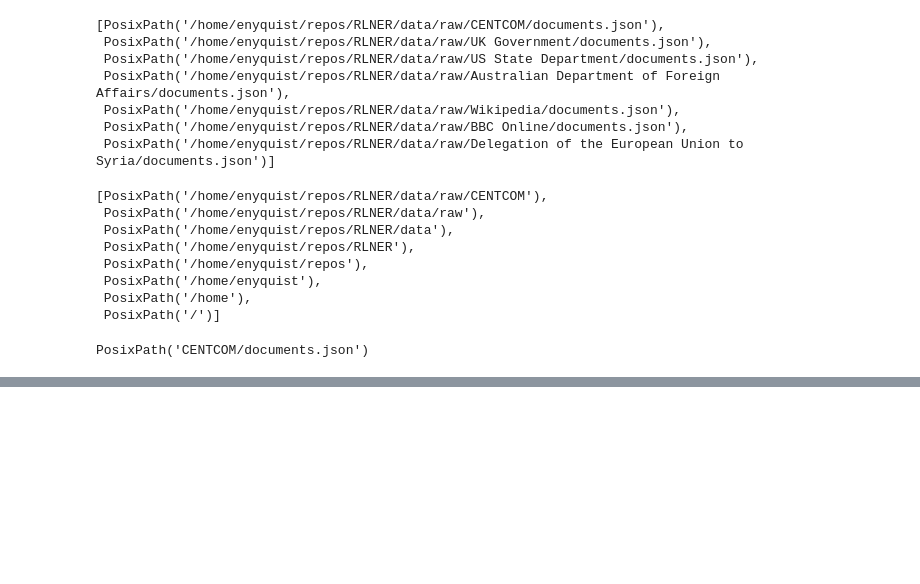
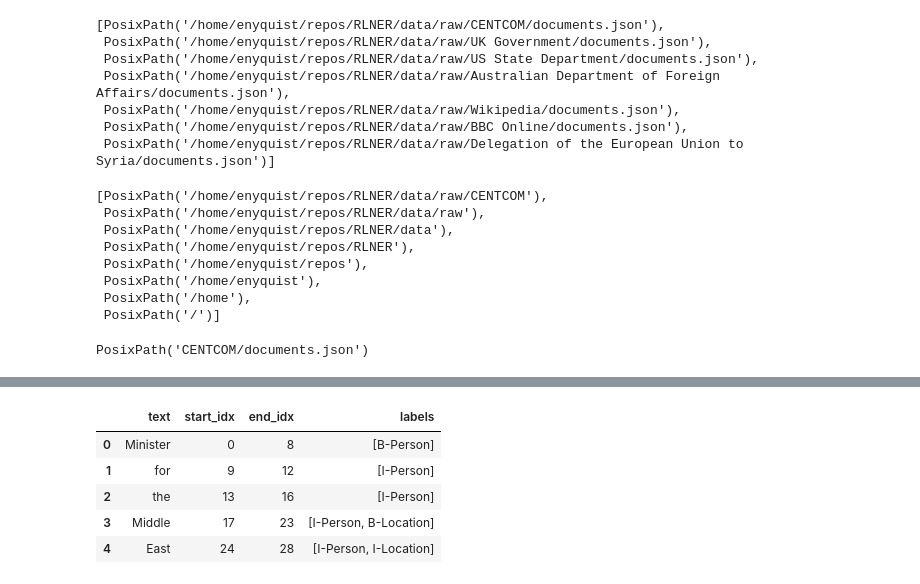
Before and after one commit to enyquist/RLNER, a Jupyter notebook: notebooks/prepare_data.ipynb, the cells around one changed output, grey strips where cells are left out. Saved outputs shown, nothing was run; the diff lists cells and outputs as text; code cells hidden in the pictures; blank space fills up the shorter version.

```diff
--- a/notebooks/prepare_data.ipynb
+++ b/notebooks/prepare_data.ipynb
@@ -87,0 +243,3 @@ PosixPath('CENTCOM/documents.json')
+# %%
+token_spans = get_token_spans(document["text"])
+token_spans
@@ -87,0 +281,25 @@ PosixPath('CENTCOM/documents.json')
+# %%
+from collections import defaultdict
+
+def label_words(token_spans):
+    words = []
+
+    for idx, (word, start_idx, end_idx) in enumerate(token_spans):
+        word = Word(word, start_idx, end_idx)
+
+        for entity in entities:
+
+            START = entity["begin"]
+            END = entity["end"]
+            TYPE = entity["type"]
+
+            if START <= word.start_idx <= END and START <= word.end_idx <= END:
+                if word.labels == ["O"]:
+                    word.labels = []
+                word.labels.append(TYPE)
+
+        words.append(word)
+
+    return words
+# %%
+words = label_words(token_spans)
@@ -87,0 +400,9 @@ PosixPath('CENTCOM/documents.json')
+# %%
+df.head()
+# %% [output]
+|  | text | start_idx | end_idx | labels |
+| 0 | Minister | 0 | 8 | [B-Person] |
+| 1 | for | 9 | 12 | [I-Person] |
+| 2 | the | 13 | 16 | [I-Person] |
+| 3 | Middle | 17 | 23 | [I-Person, B-Location] |
+| 4 | East | 24 | 28 | [I-Person, I-Location] |
```
Also changed, not shown: parts of 31 cells of this notebook, 3 other files.
